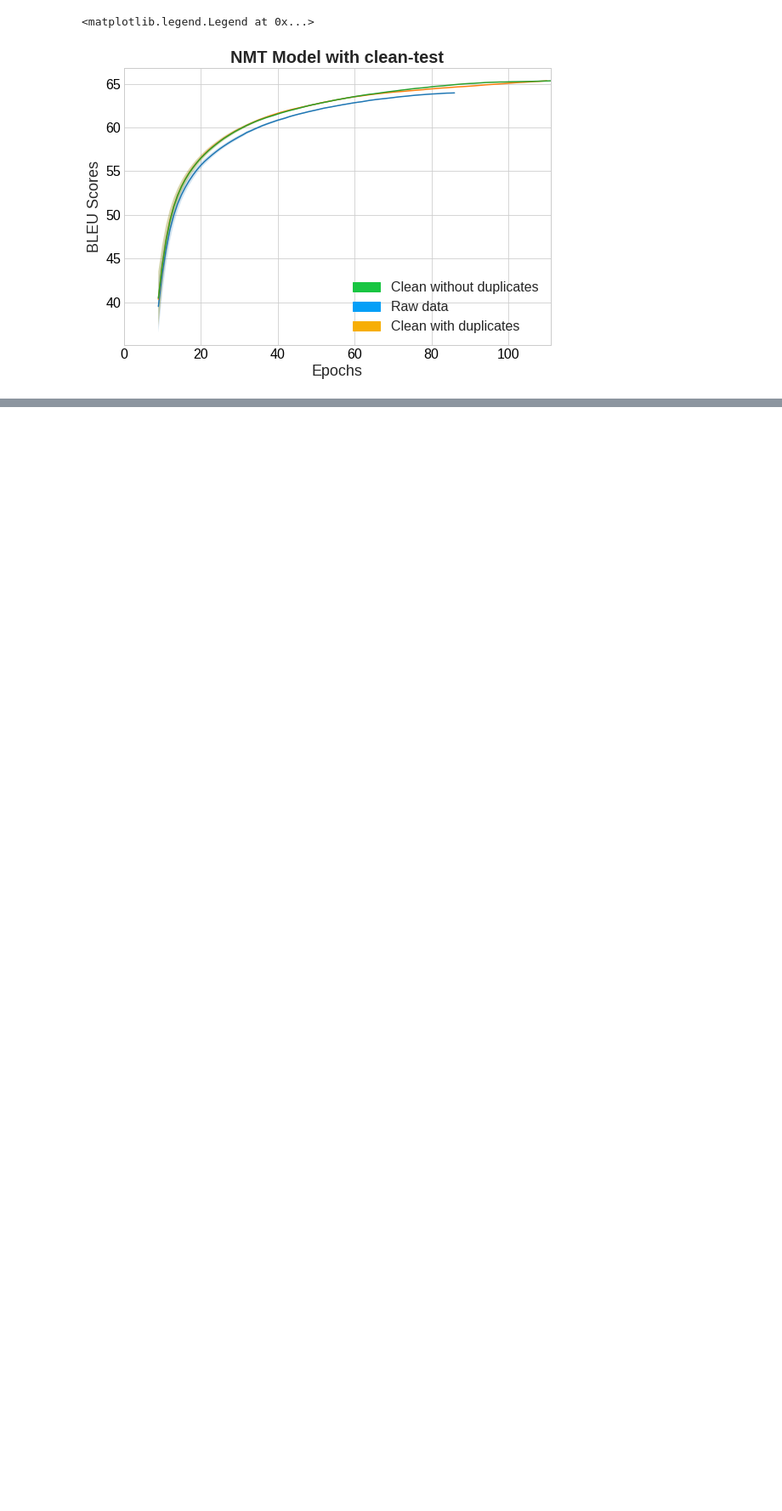
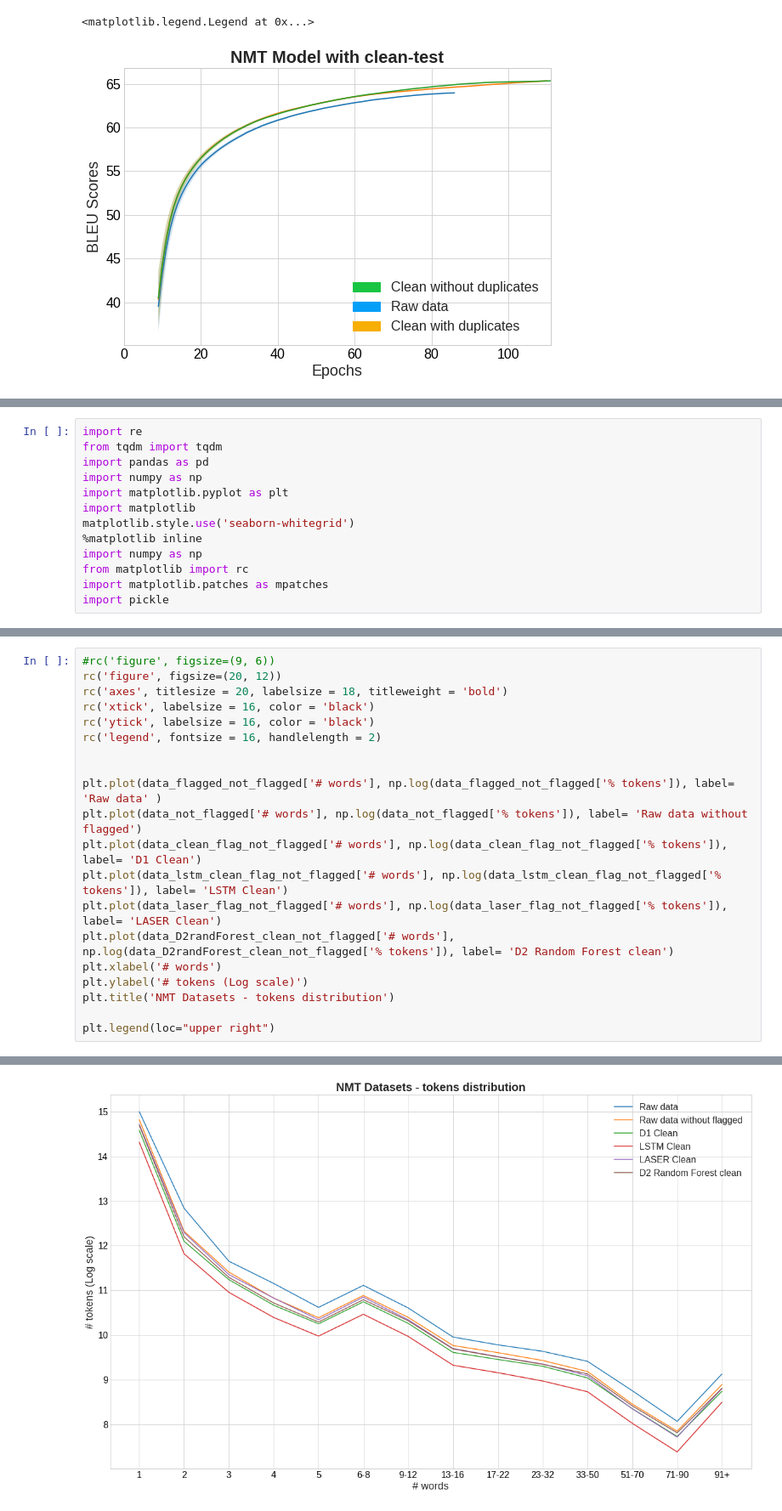
Before and after one commit to bhardwaj1230/NMT, a Jupyter notebook: BT_Statistics.ipynb, the cells around one changed output, grey strips where cells are left out. Shown: that part at 85% size. Cells and saved outputs as stored; diff of their text form; blank space fills up the shorter version.

```diff
--- a/BT_Statistics.ipynb
+++ b/BT_Statistics.ipynb
@@ -117,0 +147,13 @@ plt.legend(handles=[purple_patch, red_patch, blue_patch])
+# %%
+import re
+from tqdm import tqdm
+import pandas as pd
+import numpy as np
+import matplotlib.pyplot as plt
+import matplotlib
+matplotlib.style.use('seaborn-whitegrid')
+%matplotlib inline
+import numpy as np
+from matplotlib import rc
+import matplotlib.patches as mpatches
+import pickle
@@ -117,0 +266,21 @@ plt.legend(handles=[purple_patch, red_patch, blue_patch])
+# %%
+#rc('figure', figsize=(9, 6))
+rc('figure', figsize=(20, 12))
+rc('axes', titlesize = 20, labelsize = 18, titleweight = 'bold')
+rc('xtick', labelsize = 16, color = 'black')
+rc('ytick', labelsize = 16, color = 'black')
+rc('legend', fontsize = 16, handlelength = 2)
+
+
+plt.plot(data_flagged_not_flagged['# words'], np.log(data_flagged_not_flagged['% tokens']), label= 'Raw data' )
+plt.plot(data_not_flagged['# words'], np.log(data_not_flagged['% tokens']), label= 'Raw data without flagged')
+plt.plot(data_clean_flag_not_flagged['# words'], np.log(data_clean_flag_not_flagged['% tokens']), label= 'D1 Clean')
+plt.plot(data_lstm_clean_flag_not_flagged['# words'], np.log(data_lstm_clean_flag_not_flagged['% tokens']), label= 'LSTM Clean')
+plt.plot(data_laser_flag_not_flagged['# words'], np.log(data_laser_flag_not_flagged['% tokens']), label= 'LASER Clean')
+plt.plot(data_D2randForest_clean_not_flagged['# words'], np.log(data_D2randForest_clean_not_flagged['% tokens']), label= 'D2 Random Forest clean')
+plt.xlabel('# words')
+plt.ylabel('# tokens (Log scale)')
+plt.title('NMT Datasets - tokens distribution')
+
+plt.legend(loc="upper right")
+# %% [output]
@@ -117,0 +288 @@ plt.legend(handles=[purple_patch, red_patch, blue_patch])
+[figure, added]
```
Also changed, not shown: parts of 14 cells of this notebook.
